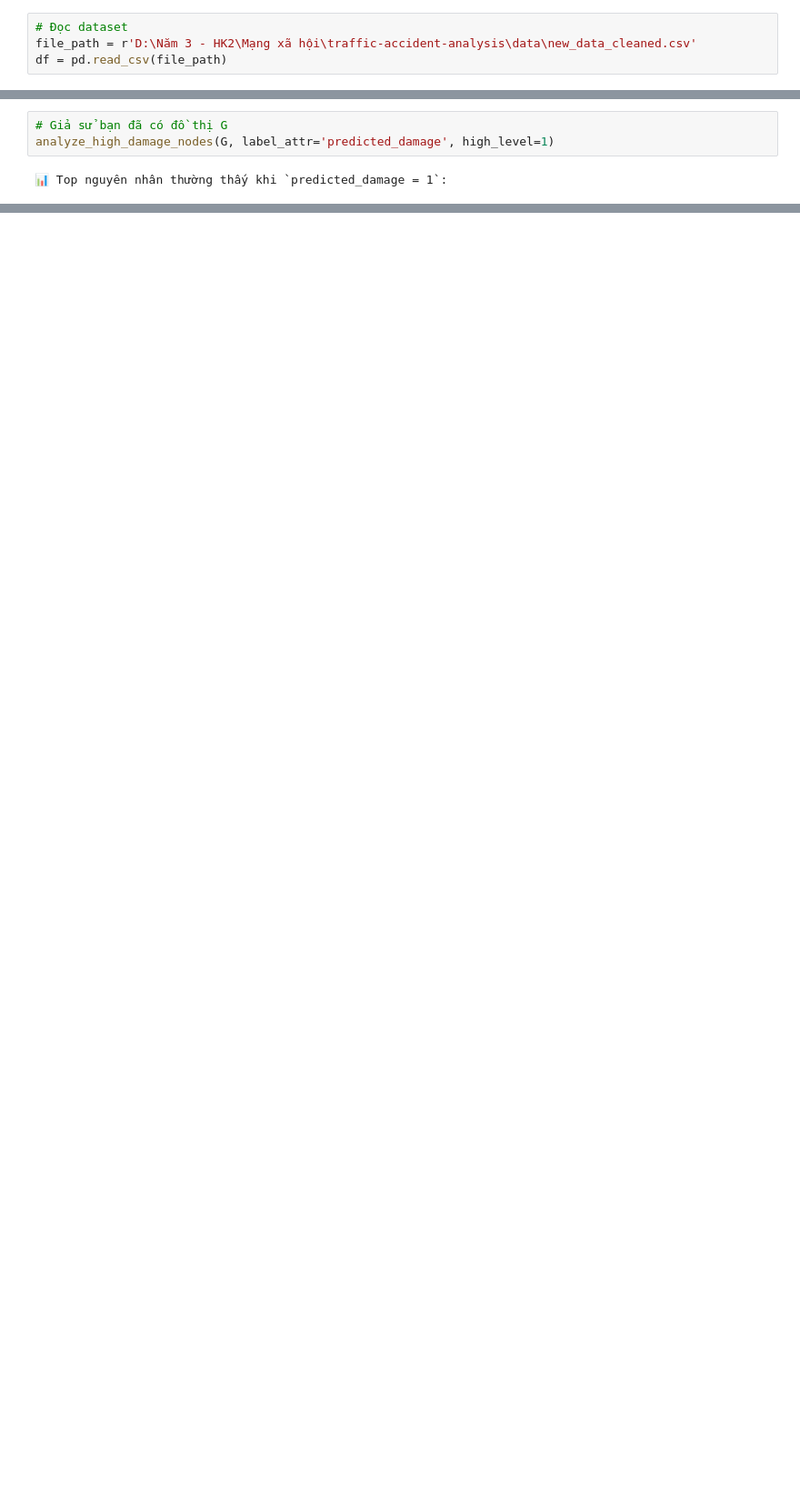
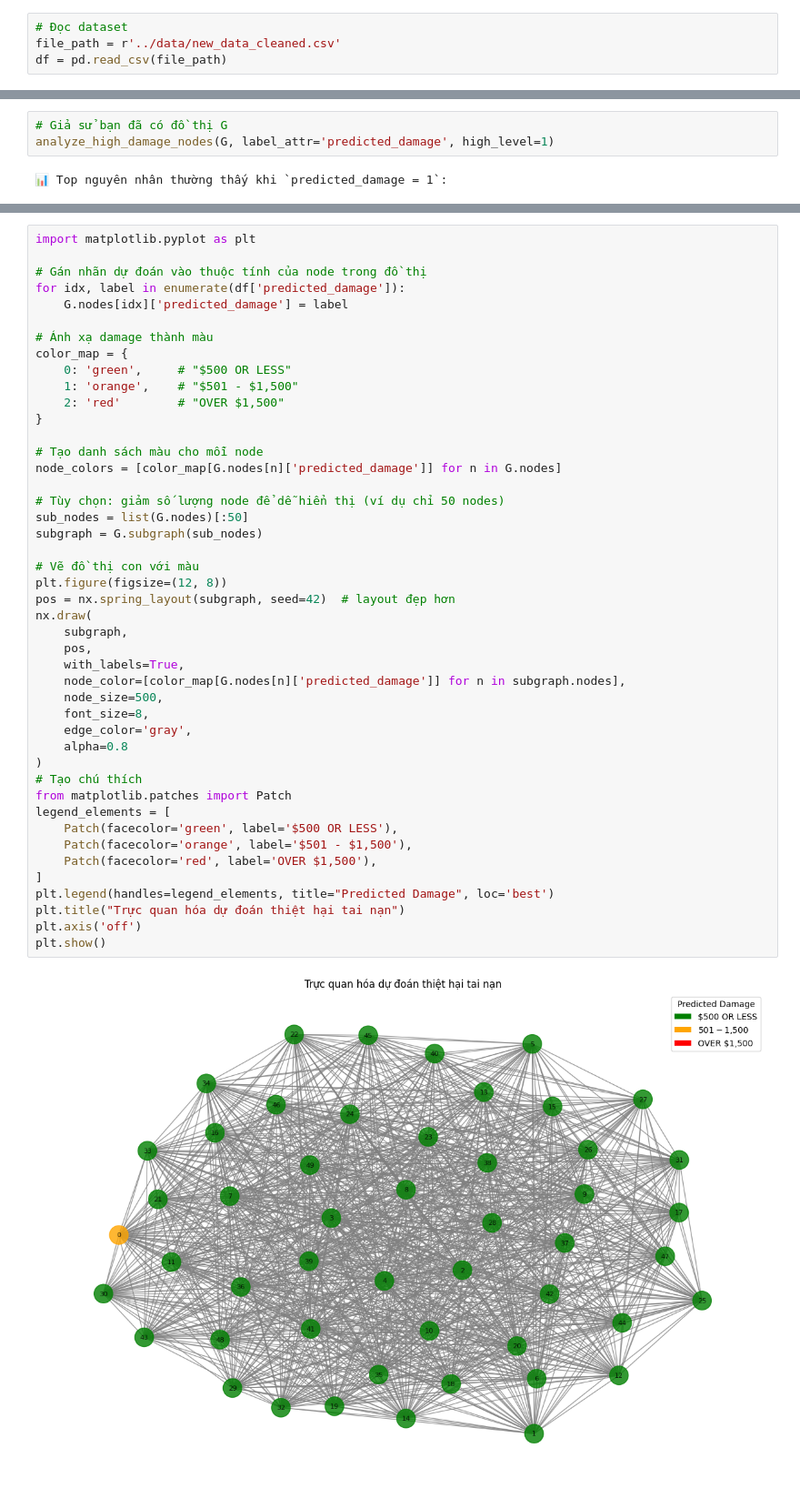
Before and after one commit to saramwon1103/traffic-accident-analysis, a Jupyter notebook: notebooks/prediction_damage.ipynb, the cells around one changed output, grey strips where cells are left out. Shown at 91% size. Saved outputs shown, nothing was run; the diff lists cells and outputs as text; blank space fills up the shorter version.

Commit message:
visualization and change path

```diff
--- a/notebooks/prediction_damage.ipynb
+++ b/notebooks/prediction_damage.ipynb
@@ -87,7 +87,7 @@ from torch_geometric.data import Data
 from model import GAT
 # %%
 # Đọc dataset
-file_path = r'D:\Năm 3 - HK2\Mạng xã hội\traffic-accident-analysis\data\new_data_cleaned.csv'
+file_path = r'../data/new_data_cleaned.csv'
 df = pd.read_csv(file_path)
 # %%
 import networkx as nx
@@ -216,0 +219,47 @@ analyze_high_damage_nodes(G, label_attr='predicted_damage', high_level=1)
+# %%
+import matplotlib.pyplot as plt
+
+# Gán nhãn dự đoán vào thuộc tính của node trong đồ thị
+for idx, label in enumerate(df['predicted_damage']):
+    G.nodes[idx]['predicted_damage'] = label
+
+# Ánh xạ damage thành màu
+color_map = {
+    0: 'green',     # "$500 OR LESS"
+    1: 'orange',    # "$501 - $1,500"
+    2: 'red'        # "OVER $1,500"
+}
+
+# Tạo danh sách màu cho mỗi node
+node_colors = [color_map[G.nodes[n]['predicted_damage']] for n in G.nodes]
+
+# Tùy chọn: giảm số lượng node để dễ hiển thị (ví dụ chỉ 50 nodes)
+sub_nodes = list(G.nodes)[:50]
+subgraph = G.subgraph(sub_nodes)
+
+# Vẽ đồ thị con với màu
+plt.figure(figsize=(12, 8))
+pos = nx.spring_layout(subgraph, seed=42)  # layout đẹp hơn
+nx.draw(
+    subgraph,
+    pos,
+    with_labels=True,
+    node_color=[color_map[G.nodes[n]['predicted_damage']] for n in subgraph.nodes],
+    node_size=500,
+    font_size=8,
+    edge_color='gray',
+    alpha=0.8
+)
+# Tạo chú thích
+from matplotlib.patches import Patch
+legend_elements = [
+    Patch(facecolor='green', label='$500 OR LESS'),
+    Patch(facecolor='orange', label='$501 - $1,500'),
+    Patch(facecolor='red', label='OVER $1,500'),
+]
+plt.legend(handles=legend_elements, title="Predicted Damage", loc='best')
+plt.title("Trực quan hóa dự đoán thiệt hại tai nạn")
+plt.axis('off')
+plt.show()
+# %% [output]
+[figure, added]
```
Also changed, not shown: parts of 5 cells of this notebook.
